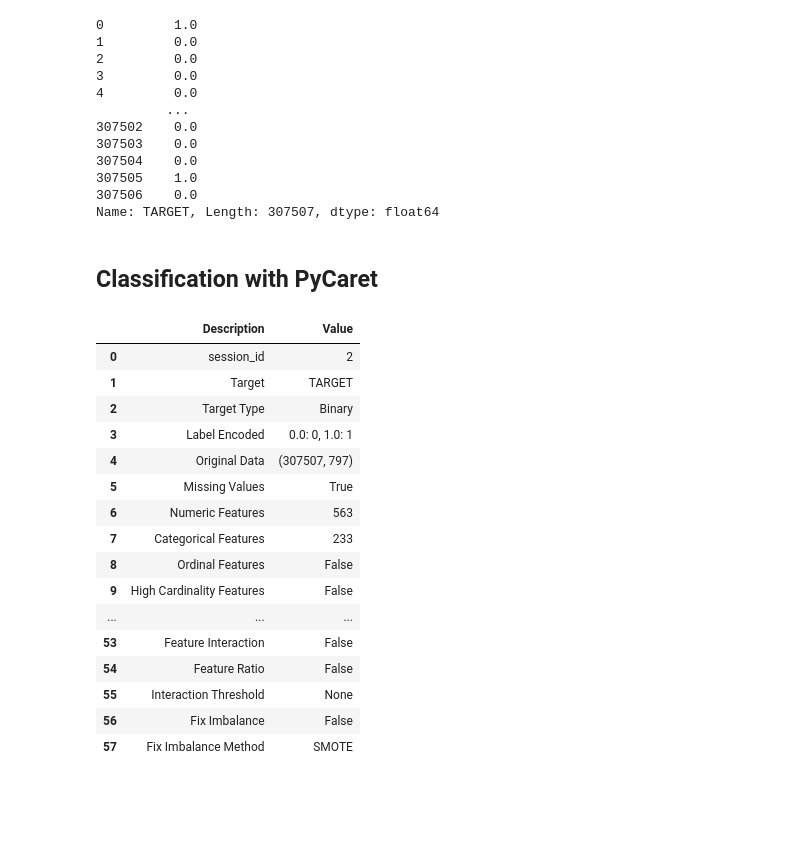
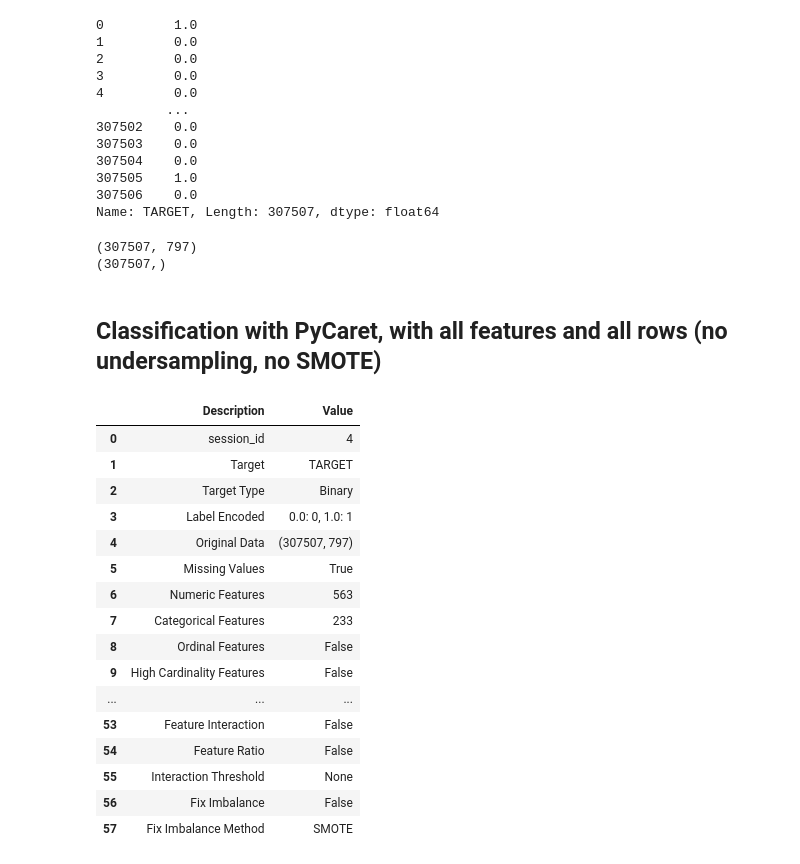
Before and after one commit to lauraamy/projet7_pretdepenser, a Jupyter notebook: projet7_pycaret1.ipynb, the cells around one changed output. Cells and saved outputs as stored; diff of their text form; code cells hidden in the pictures; blank space fills up the shorter version.

```diff
--- a/projet7_pycaret1.ipynb
+++ b/projet7_pycaret1.ipynb
@@ -57,25 +68,25 @@ train_df['TARGET']
 307505    1.0
 307506    0.0
 Name: TARGET, Length: 307507, dtype: float64
+# %%
+print(train_df[feats].shape)
+print(train_df['TARGET'].shape)
+# %% [output]
+(307507, 797)
+(307507,)
 # %% [markdown]
-## Classification with PyCaret
+## Classification with PyCaret, with all features and all rows (no undersampling, no SMOTE)
 # %%
 #import classification module
 from pycaret.classification import *
 
 #intialize the setup (in Notebook env)
 exp_clf = setup(train_df[feats], target = 'TARGET', fold_shuffle = True,
-                train_size = 0.7, data_split_shuffle=True, session_id = 2)
-                #imputation_type='iterative')
-
-#intialize the setup (in Non-Notebook env)
-#exp_clf = setup(train_df[feats], target = 'TARGET', html = False)
-
-#intialize the setup (remote runs like Kaggle or GitHub actions)
-#exp_clf = setup(train_df[feats], target = 'TARGET', silent = True)
+                train_size = 0.7, data_split_shuffle = True, session_id = 4)
+#imputation_type='iterative')
 # %% [output]
 |  | Description | Value |
-| 0 | session_id | 2 |
+| 0 | session_id | 4 |
 | 1 | Target | TARGET |
 | 2 | Target Type | Binary |
 | 3 | Label Encoded | 0.0: 0, 1.0: 1 |
```
Also changed, not shown: parts of 4 cells of this notebook, 4 other files.
